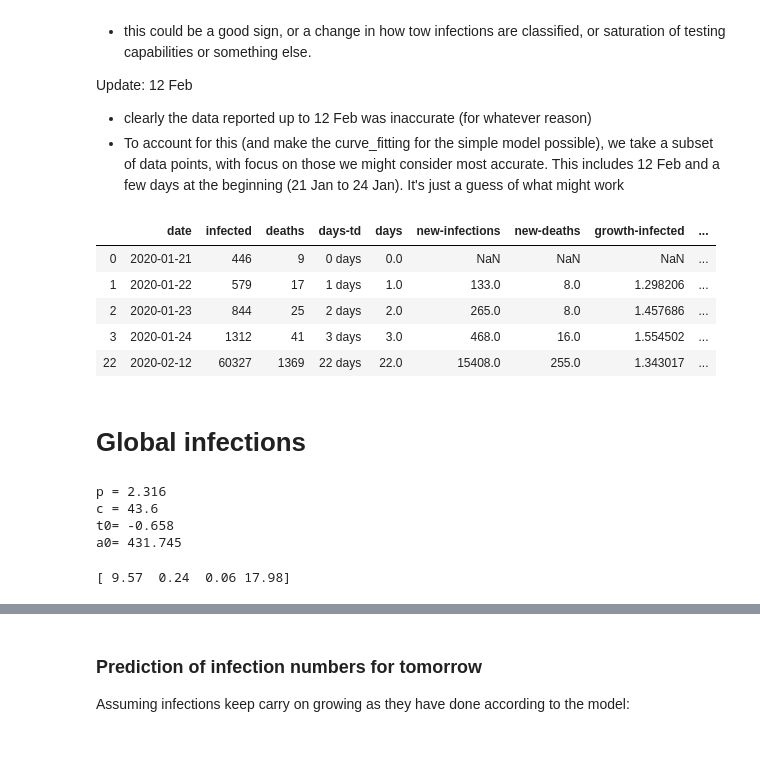
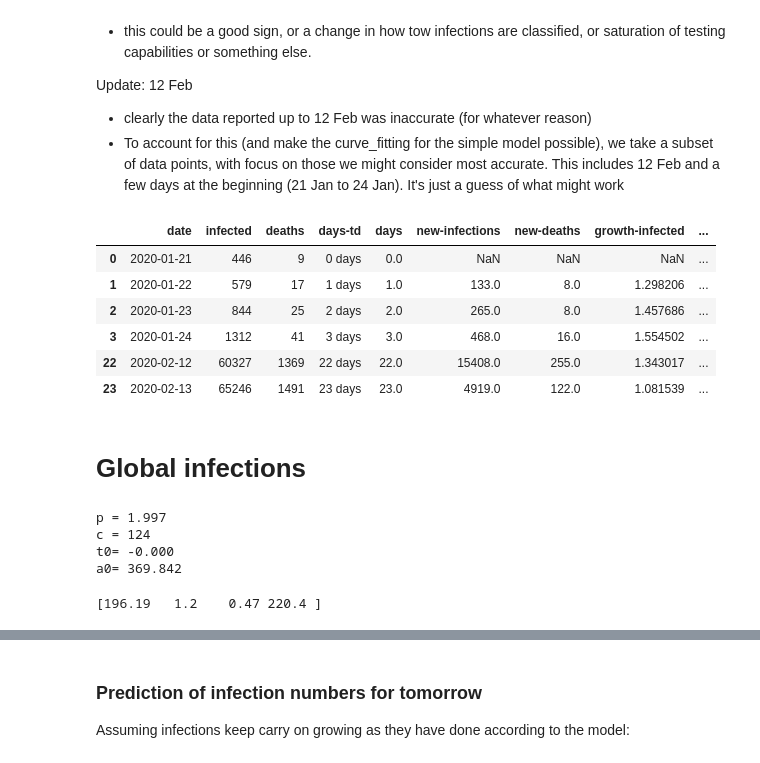
Before and after one commit to oscovida/oscovida, a Jupyter notebook: model.ipynb, the cells around one changed output, grey strips where cells are left out. Cells and saved outputs as stored; diff of their text form; code cells hidden in the pictures.

```diff
--- a/model.ipynb
+++ b/model.ipynb
@@ -179,16 +180,17 @@ Update: 12 Feb
 - To account for this (and make the curve_fitting for the simple model possible), we take a subset of data points, with focus on those we might consider most accurate. This includes 12 Feb and a few days at the beginning (21 Jan to 24 Jan). It's just a guess of what might work
 # %%
 # subset of data points used in fit
-dates_used = ['2020-01-21', '2020-01-22', '2020-01-23', '2020-01-24', '2020-02-12']
+dates_used = ['2020-01-21', '2020-01-22', '2020-01-23', '2020-01-24', '2020-02-12', '2020-02-13']
 data2 = data[data['date'].isin(dates_used)]
 data2
 # %% [output]
 |  | date | infected | deaths | days-td | days | new-infections | new-deaths | growth-infected | ... |
 | 0 | 2020-01-21 | 446 | 9 | 0 days | 0.0 | NaN | NaN | NaN | ... |
 | 1 | 2020-01-22 | 579 | 17 | 1 days | 1.0 | 133.0 | 8.0 | 1.298206 | ... |
 | 2 | 2020-01-23 | 844 | 25 | 2 days | 2.0 | 265.0 | 8.0 | 1.457686 | ... |
 | 3 | 2020-01-24 | 1312 | 41 | 3 days | 3.0 | 468.0 | 16.0 | 1.554502 | ... |
 | 22 | 2020-02-12 | 60327 | 1369 | 22 days | 22.0 | 15408.0 | 255.0 | 1.343017 | ... |
+| 23 | 2020-02-13 | 65246 | 1491 | 23 days | 23.0 | 4919.0 | 122.0 | 1.081539 | ... |
 # %% [markdown]
 # Global infections
 # %%
@@ -212,16 +214,16 @@ c, t0, p, a0 = param_infections
 fitted_infections = model(days, c, t0, p, a0)
 print(pretty_params(param_infections))
 # %% [output]
-p = 2.316
-c = 43.6
-t0= -0.658
-a0= 431.745
+p = 1.997
+c = 124
+t0= -0.000
+a0= 369.842
 # %%
 # Estimated standard deviation of parameters
 with np.printoptions(precision=2, suppress=True):
     print(np.sqrt(cov_infections.diagonal()))
 # %% [output]
-[ 9.57  0.24  0.06 17.98]
+[196.19   1.2    0.47 220.4 ]
 # %%
 # Whole covariance matrix
 with np.printoptions(precision=2, suppress=True):
```
Also changed, not shown: parts of 16 cells of this notebook, 7 other files.
